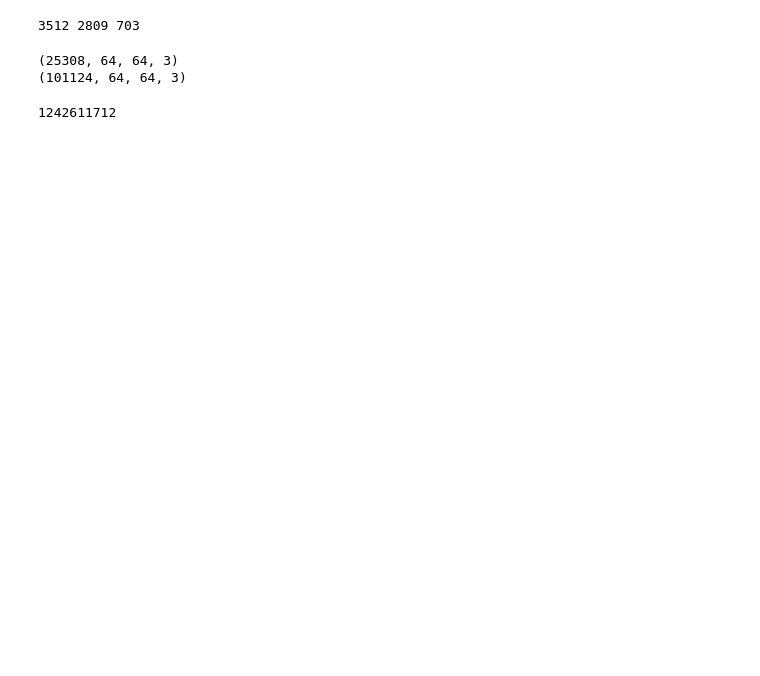
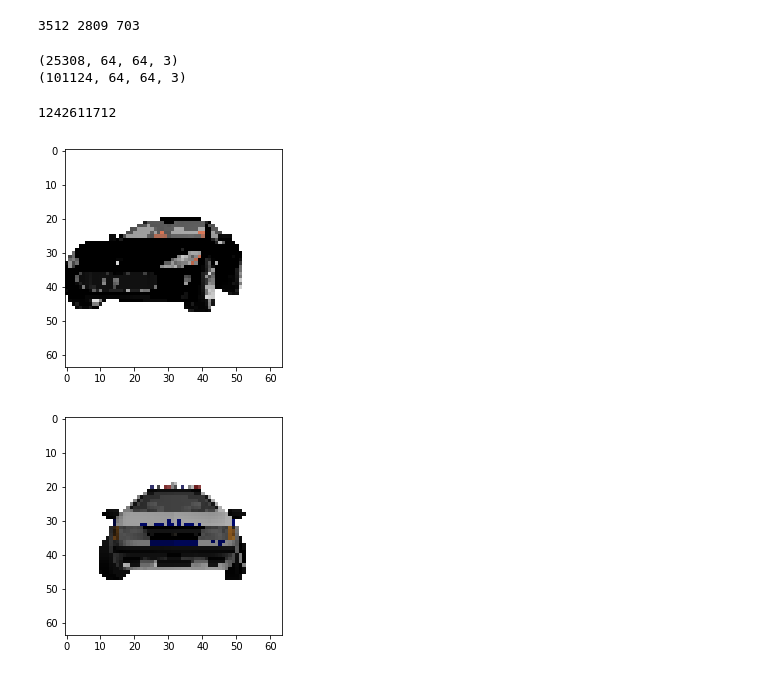
Before and after one commit to Chinmay26/Multi-Viewpoint-Image-generation, a Jupyter notebook: trainers/GAN-processed_dataset.ipynb, the cells around one changed output. Drawn from its saved outputs; the diff is of its cells as text; code cells hidden in the pictures; blank space fills up the shorter version.

```diff
--- a/trainers/GAN-processed_dataset.ipynb
+++ b/trainers/GAN-processed_dataset.ipynb
@@ -48,9 +48,16 @@ print(dataset_train.shape)
 (101124, 64, 64, 3)
 # %%
 del dataset
+dataset_train.nbytes
+# %% [output]
+1242611712
-# %%
-dataset_train.nbytes
-# %% [output]
-1242611712
+# %%
+plt.imshow(dataset_train[101123]/255)
+plt.show()
+plt.imshow(dataset_test[36]/255)
+plt.show()
+# %% [output]
+[figure, added]
+[figure, added]
 # %%
 train_pairs = []
```
Also changed, not shown: parts of 16 cells of this notebook.
